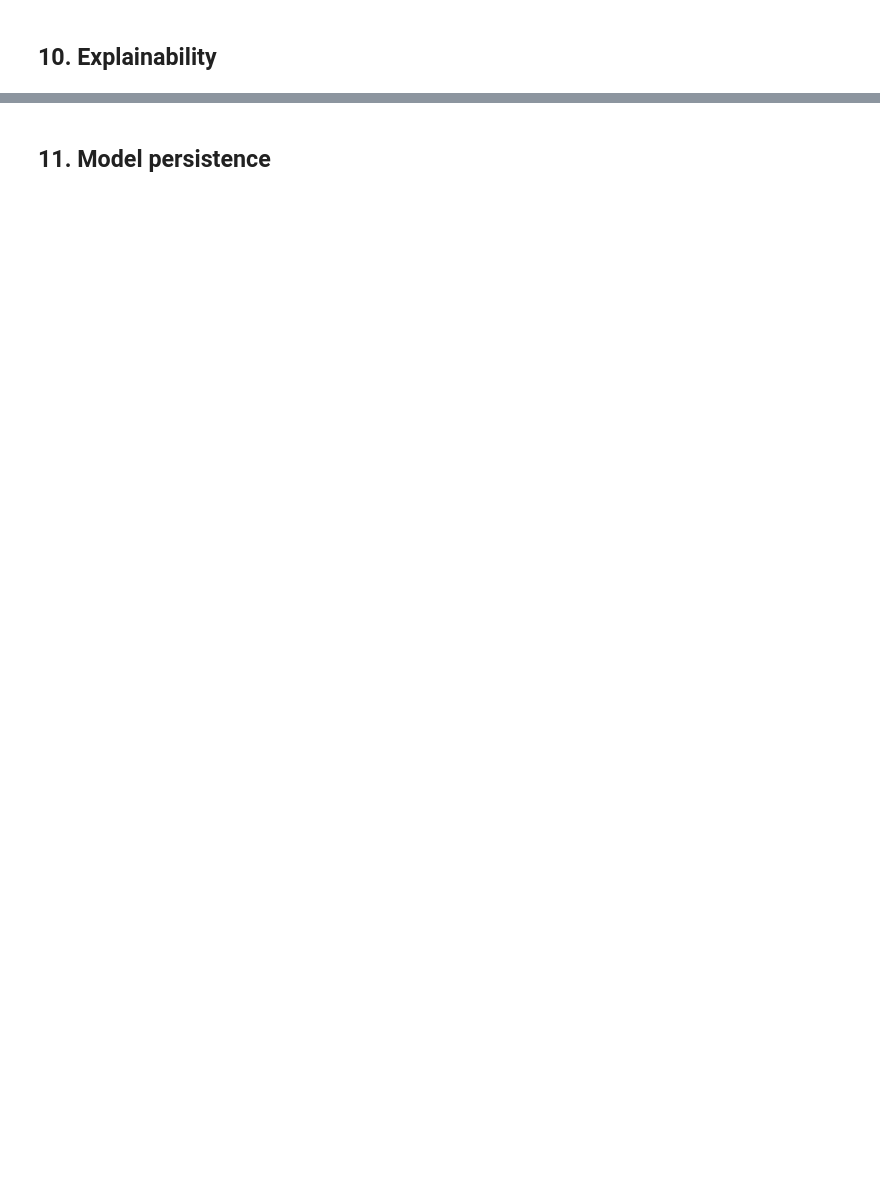
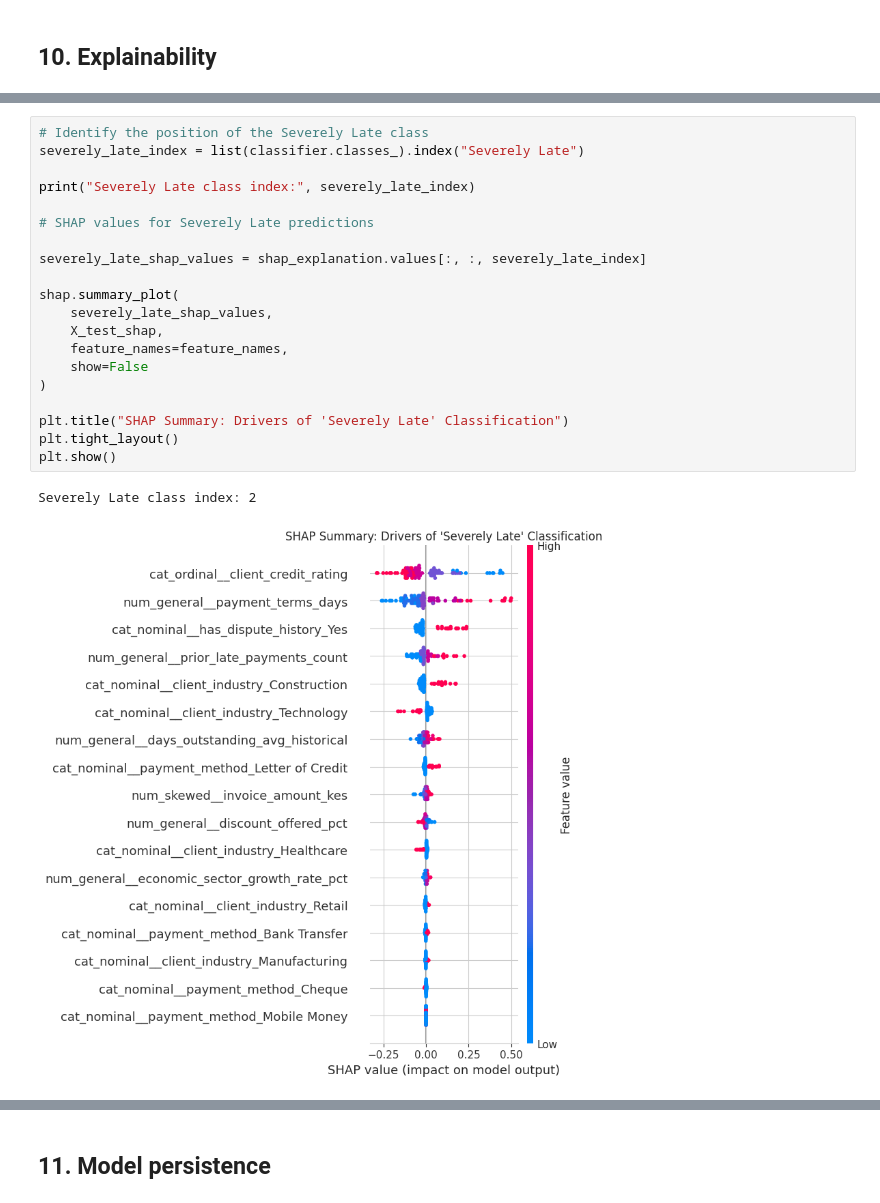
Before and after one commit to tanuiivy/bbt4106-202604-D4-classification, a Jupyter notebook: bbt4106_202604_D4_classification.ipynb, the cells around one changed output, grey strips where cells are left out. Saved outputs shown, nothing was run; the diff lists cells and outputs as text; blank space fills up the shorter version.

```diff
--- a/bbt4106_202604_D4_classification.ipynb
+++ b/bbt4106_202604_D4_classification.ipynb
@@ -1937,0 +2156,23 @@ tuned model as it was for the untuned model.
+# %%
+# Identify the position of the Severely Late class
+severely_late_index = list(classifier.classes_).index("Severely Late")
+
+print("Severely Late class index:", severely_late_index)
+
+# SHAP values for Severely Late predictions
+
+severely_late_shap_values = shap_explanation.values[:, :, severely_late_index]
+
+shap.summary_plot(
+    severely_late_shap_values,
+    X_test_shap,
+    feature_names=feature_names,
+    show=False
+)
+
+plt.title("SHAP Summary: Drivers of 'Severely Late' Classification")
+plt.tight_layout()
+plt.show()
+# %% [output]
+Severely Late class index: 2
+[figure, added]
```
Also changed, not shown: parts of 24 cells of this notebook.
